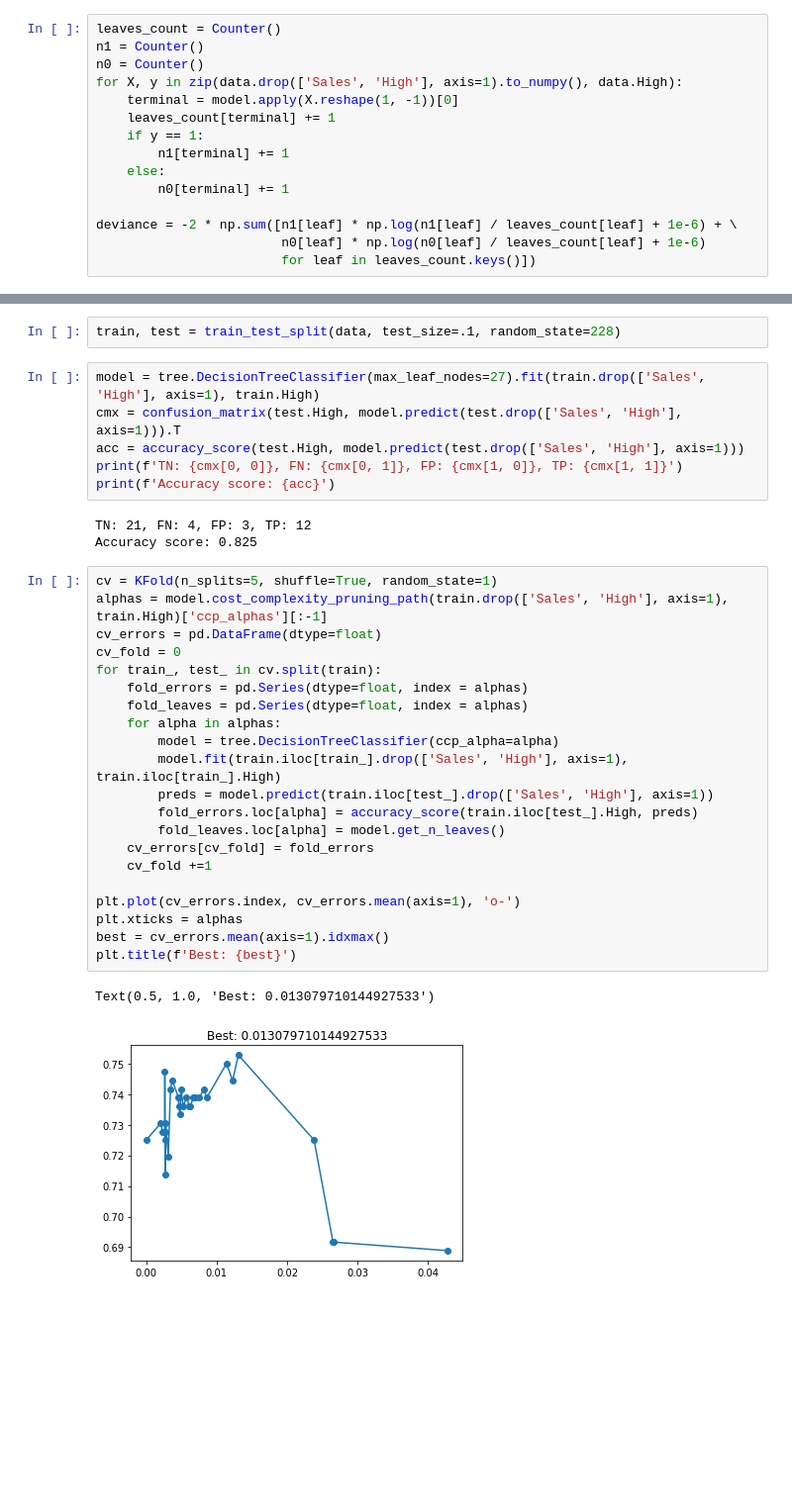
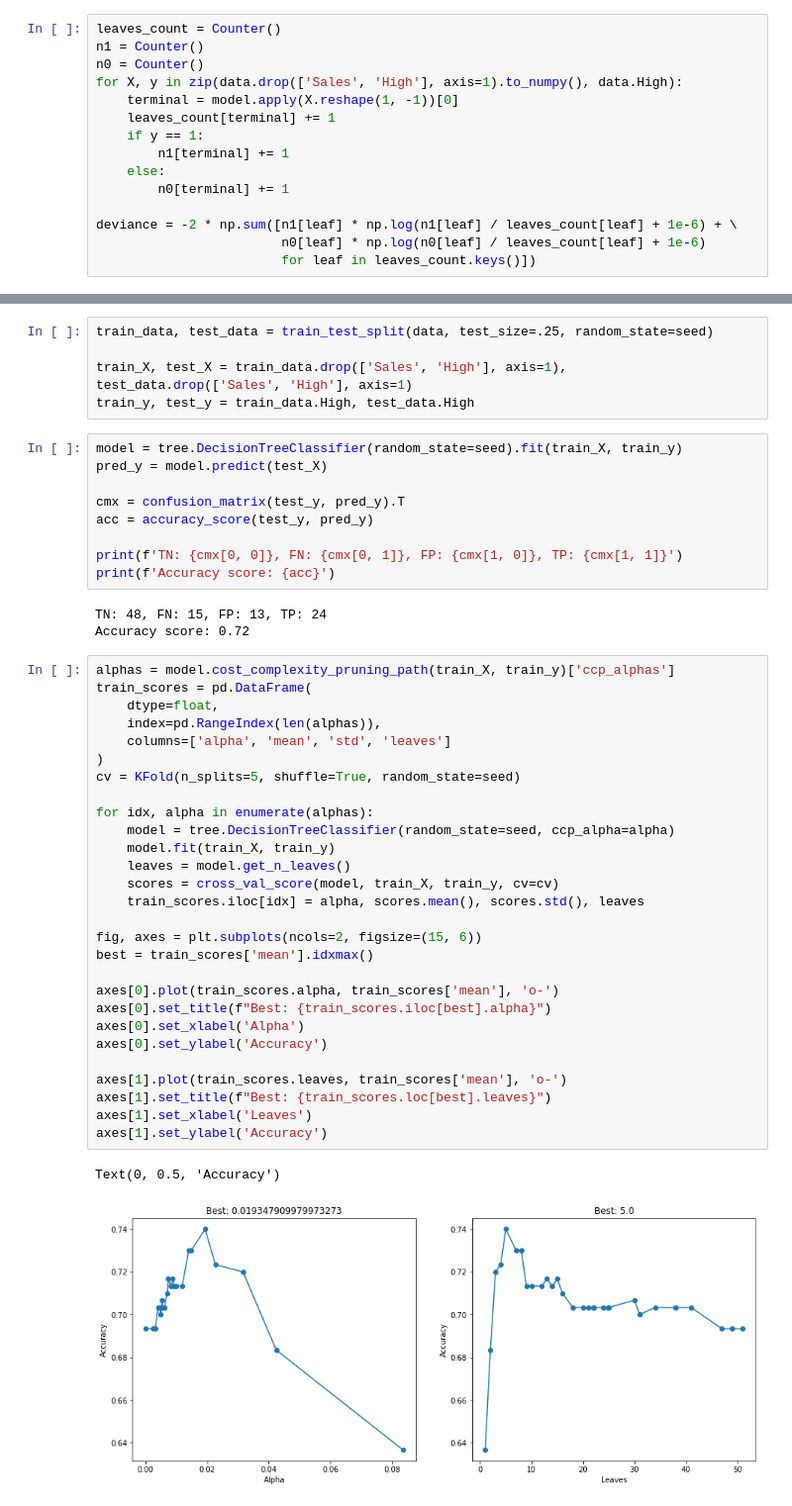
Before and after one commit to vivialprt/ISLR, a Jupyter notebook: Chapter8/Lab.ipynb, the cells around one changed output, grey strips where cells are left out. Shown at 99% size. Drawn from its saved outputs; the diff is of its cells as text; blank space fills up the shorter version.

```diff
--- a/Chapter8/Lab.ipynb
+++ b/Chapter8/Lab.ipynb
@@ -79,37 +81,50 @@ from sklearn.model_selection import train_test_split, KFold
 from sklearn.metrics import confusion_matrix, accuracy_score
-# %%
-train, test = train_test_split(data, test_size=.1, random_state=228)
+# %%
+train_data, test_data = train_test_split(data, test_size=.25, random_state=seed)
+
+train_X, test_X = train_data.drop(['Sales', 'High'], axis=1), test_data.drop(['Sales', 'High'], axis=1)
+train_y, test_y = train_data.High, test_data.High
 # %%
-model = tree.DecisionTreeClassifier(max_leaf_nodes=27).fit(train.drop(['Sales', 'High'], axis=1), train.High)
-cmx = confusion_matrix(test.High, model.predict(test.drop(['Sales', 'High'], axis=1))).T
-acc = accuracy_score(test.High, model.predict(test.drop(['Sales', 'High'], axis=1)))
+model = tree.DecisionTreeClassifier(random_state=seed).fit(train_X, train_y)
+pred_y = model.predict(test_X)
+
+cmx = confusion_matrix(test_y, pred_y).T
+acc = accuracy_score(test_y, pred_y)
+
 print(f'TN: {cmx[0, 0]}, FN: {cmx[0, 1]}, FP: {cmx[1, 0]}, TP: {cmx[1, 1]}')
 print(f'Accuracy score: {acc}')
 # %% [output]
-TN: 21, FN: 4, FP: 3, TP: 12
-Accuracy score: 0.825
+TN: 48, FN: 15, FP: 13, TP: 24
+Accuracy score: 0.72
-# %%
-cv = KFold(n_splits=5, shuffle=True, random_state=1)
-alphas = model.cost_complexity_pruning_path(train.drop(['Sales', 'High'], axis=1), train.High)['ccp_alphas'][:-1]
-cv_errors = pd.DataFrame(dtype=float)
-cv_fold = 0
-for train_, test_ in cv.split(train):
-    fold_errors = pd.Series(dtype=float, index = alphas)
-    fold_leaves = pd.Series(dtype=float, index = alphas)
-    for alpha in alphas:
-        model = tree.DecisionTreeClassifier(ccp_alpha=alpha)
-        model.fit(train.iloc[train_].drop(['Sales', 'High'], axis=1), train.iloc[train_].High)
-        preds = model.predict(train.iloc[test_].drop(['Sales', 'High'], axis=1))
-        fold_errors.loc[alpha] = accuracy_score(train.iloc[test_].High, preds)
-        fold_leaves.loc[alpha] = model.get_n_leaves()
-    cv_errors[cv_fold] = fold_errors
-    cv_fold +=1
-
-plt.plot(cv_errors.index, cv_errors.mean(axis=1), 'o-')
-plt.xticks = alphas
-best = cv_errors.mean(axis=1).idxmax()
-plt.title(f'Best: {best}')
-# %% [output]
-Text(0.5, 1.0, 'Best: 0.013079710144927533')
-[figure, removed]
+# %%
+alphas = model.cost_complexity_pruning_path(train_X, train_y)['ccp_alphas']
+train_scores = pd.DataFrame(
+    dtype=float,
+    index=pd.RangeIndex(len(alphas)),
+    columns=['alpha', 'mean', 'std', 'leaves']
+)
+cv = KFold(n_splits=5, shuffle=True, random_state=seed)
+
+for idx, alpha in enumerate(alphas):
+    model = tree.DecisionTreeClassifier(random_state=seed, ccp_alpha=alpha)
+    model.fit(train_X, train_y)
+    leaves = model.get_n_leaves()
+    scores = cross_val_score(model, train_X, train_y, cv=cv)
+    train_scores.iloc[idx] = alpha, scores.mean(), scores.std(), leaves
+
+fig, axes = plt.subplots(ncols=2, figsize=(15, 6))
+best = train_scores['mean'].idxmax()
+
+axes[0].plot(train_scores.alpha, train_scores['mean'], 'o-')
+axes[0].set_title(f"Best: {train_scores.iloc[best].alpha}")
+axes[0].set_xlabel('Alpha')
+axes[0].set_ylabel('Accuracy')
+
+axes[1].plot(train_scores.leaves, train_scores['mean'], 'o-')
+axes[1].set_title(f"Best: {train_scores.loc[best].leaves}")
+axes[1].set_xlabel('Leaves')
+axes[1].set_ylabel('Accuracy')
+# %% [output]
+Text(0, 0.5, 'Accuracy')
+[figure, added]
 # %%
```
Also changed, not shown: parts of 26 cells of this notebook.
